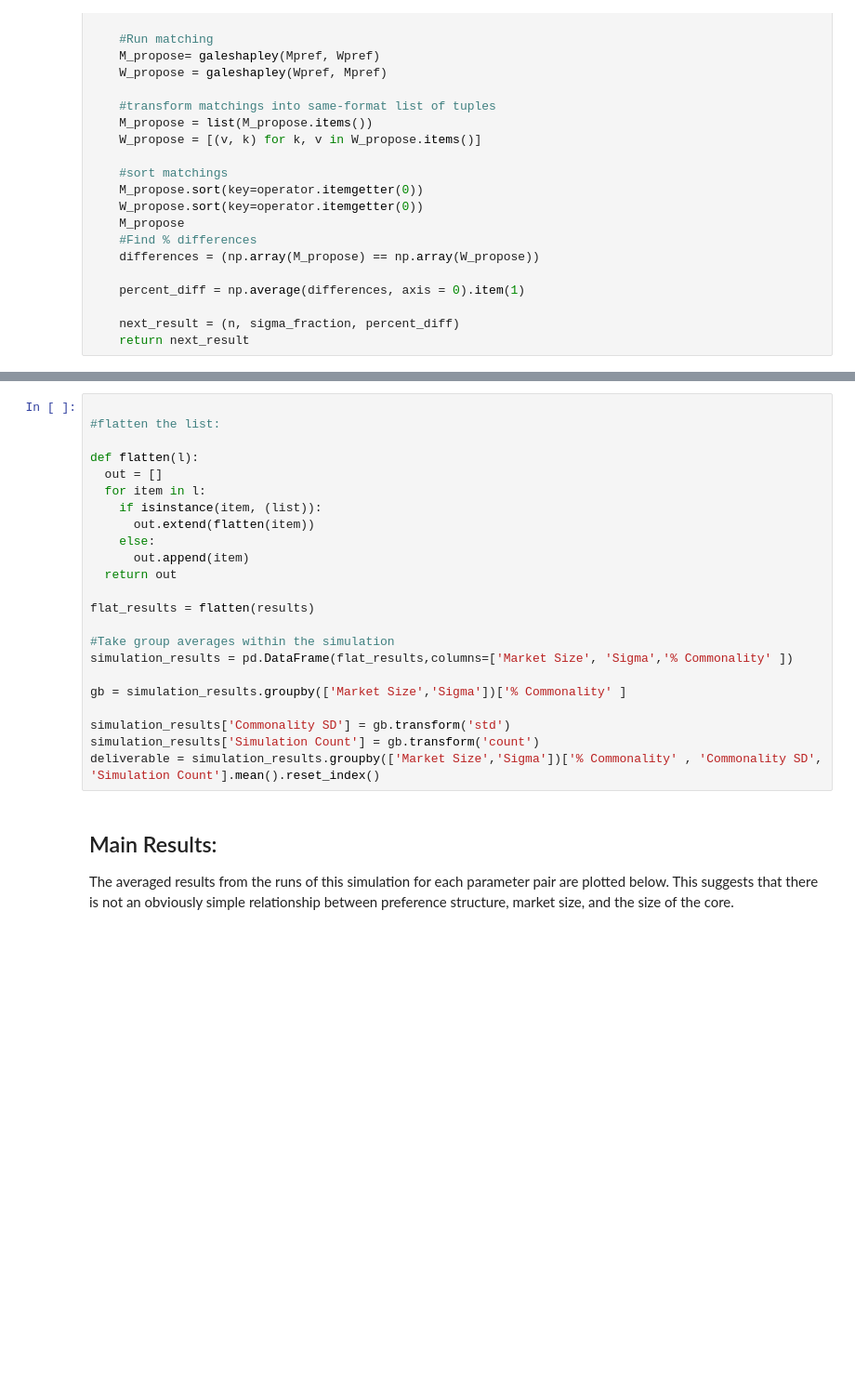
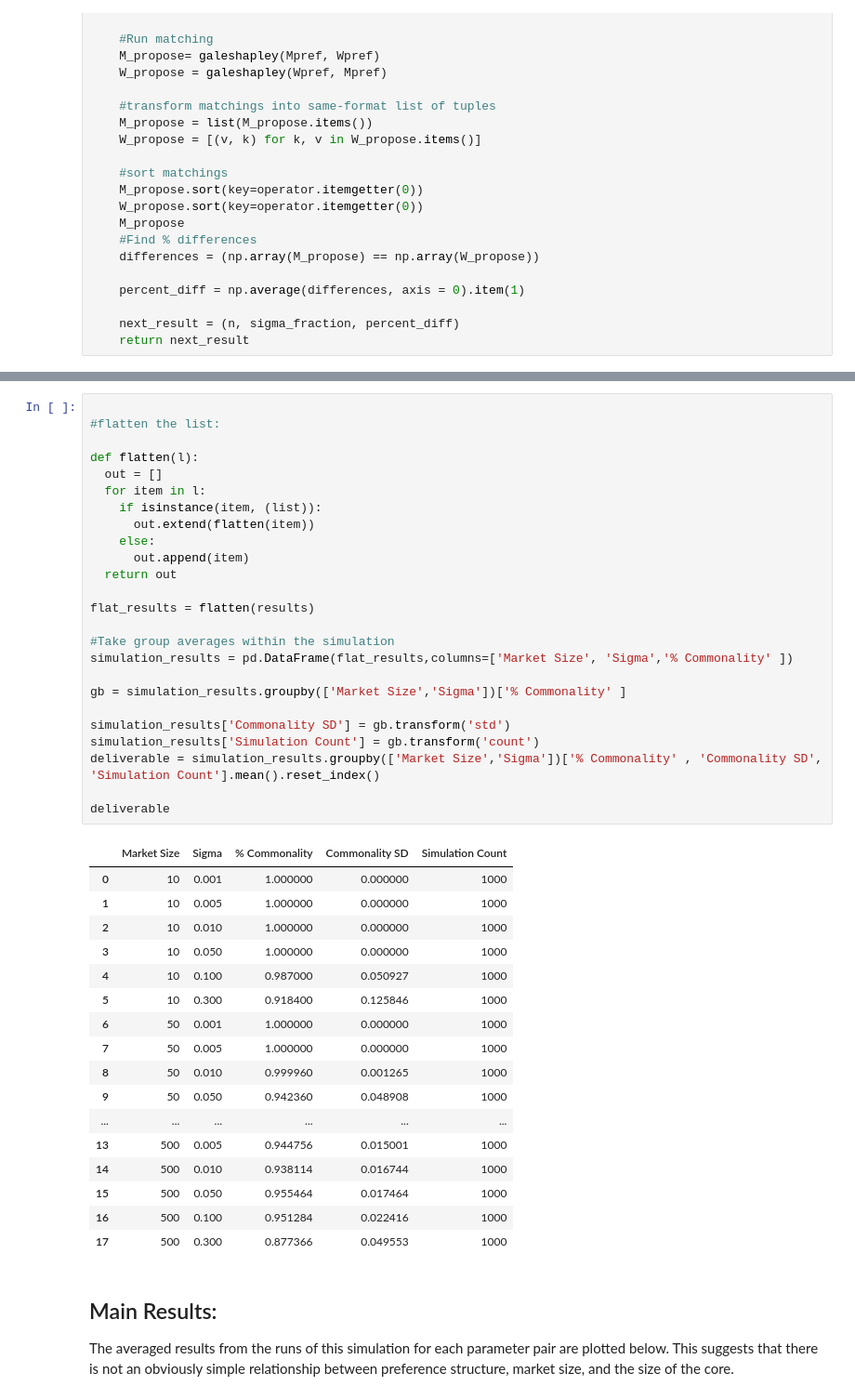
Before and after one commit to tgardnerh/MarketDesign, a Jupyter notebook: correlated preferences simulation.ipynb, the cells around one changed output, grey strips where cells are left out. Shown: that part at 93% size. Drawn from its saved outputs; the diff is of its cells as text; blank space fills up the shorter version.

Commit message:
Makes more fine-grained simulation

```diff
--- a/correlated preferences simulation.ipynb
+++ b/correlated preferences simulation.ipynb
@@ -142,26 +141,46 @@ NameError: name 'results1' is not defined
 # %%
 
 #flatten the list:
 
 def flatten(l):
   out = []
   for item in l:
     if isinstance(item, (list)):
       out.extend(flatten(item))
     else:
       out.append(item)
   return out
 
 flat_results = flatten(results)
 
 #Take group averages within the simulation
 simulation_results = pd.DataFrame(flat_results,columns=['Market Size', 'Sigma','% Commonality' ])
 
 gb = simulation_results.groupby(['Market Size','Sigma'])['% Commonality' ]
 
 simulation_results['Commonality SD'] = gb.transform('std')
 simulation_results['Simulation Count'] = gb.transform('count')
 deliverable = simulation_results.groupby(['Market Size','Sigma'])['% Commonality' , 'Commonality SD', 'Simulation Count'].mean().reset_index()
+
+deliverable
+# %% [output]
+|  | Market Size | Sigma | % Commonality | Commonality SD | Simulation Count |
+| 0 | 10 | 0.001 | 1.000000 | 0.000000 | 1000 |
+| 1 | 10 | 0.005 | 1.000000 | 0.000000 | 1000 |
+| 2 | 10 | 0.010 | 1.000000 | 0.000000 | 1000 |
+| 3 | 10 | 0.050 | 1.000000 | 0.000000 | 1000 |
+| 4 | 10 | 0.100 | 0.987000 | 0.050927 | 1000 |
+| 5 | 10 | 0.300 | 0.918400 | 0.125846 | 1000 |
+| 6 | 50 | 0.001 | 1.000000 | 0.000000 | 1000 |
+| 7 | 50 | 0.005 | 1.000000 | 0.000000 | 1000 |
+| 8 | 50 | 0.010 | 0.999960 | 0.001265 | 1000 |
+| 9 | 50 | 0.050 | 0.942360 | 0.048908 | 1000 |
+| ... | ... | ... | ... | ... | ... |
+| 13 | 500 | 0.005 | 0.944756 | 0.015001 | 1000 |
+| 14 | 500 | 0.010 | 0.938114 | 0.016744 | 1000 |
+| 15 | 500 | 0.050 | 0.955464 | 0.017464 | 1000 |
+| 16 | 500 | 0.100 | 0.951284 | 0.022416 | 1000 |
+| 17 | 500 | 0.300 | 0.877366 | 0.049553 | 1000 |
 # %% [markdown]
 ## Main Results:
 The averaged results from the runs of this simulation for each parameter pair are plotted below. This suggests that there is not an obviously simple relationship between preference structure, market size, and the size of the core.
```
Also changed, not shown: parts of 6 cells of this notebook.
